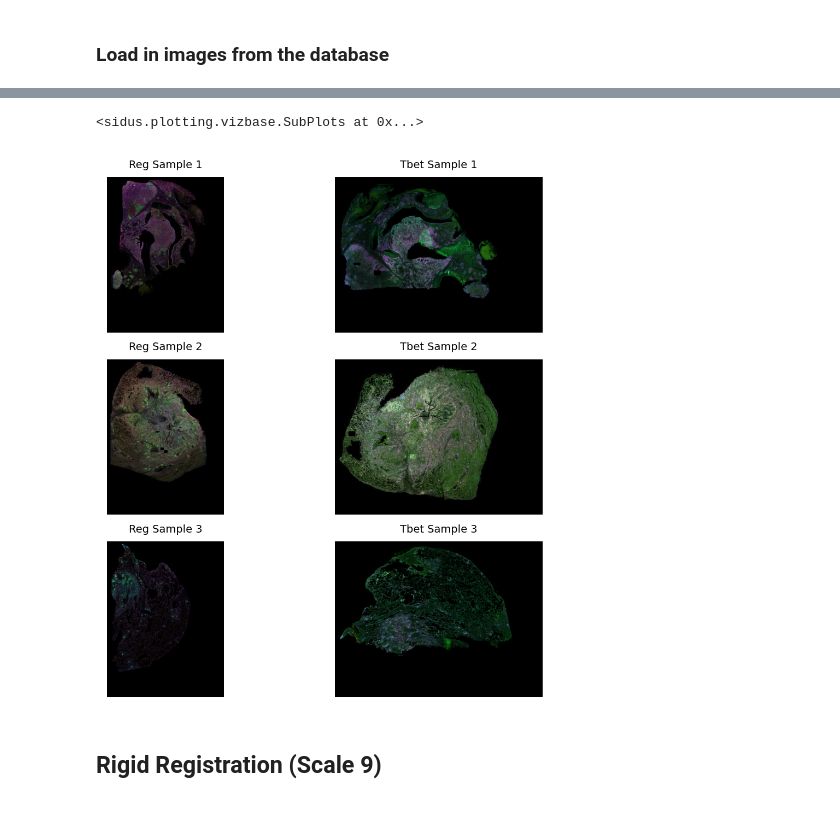
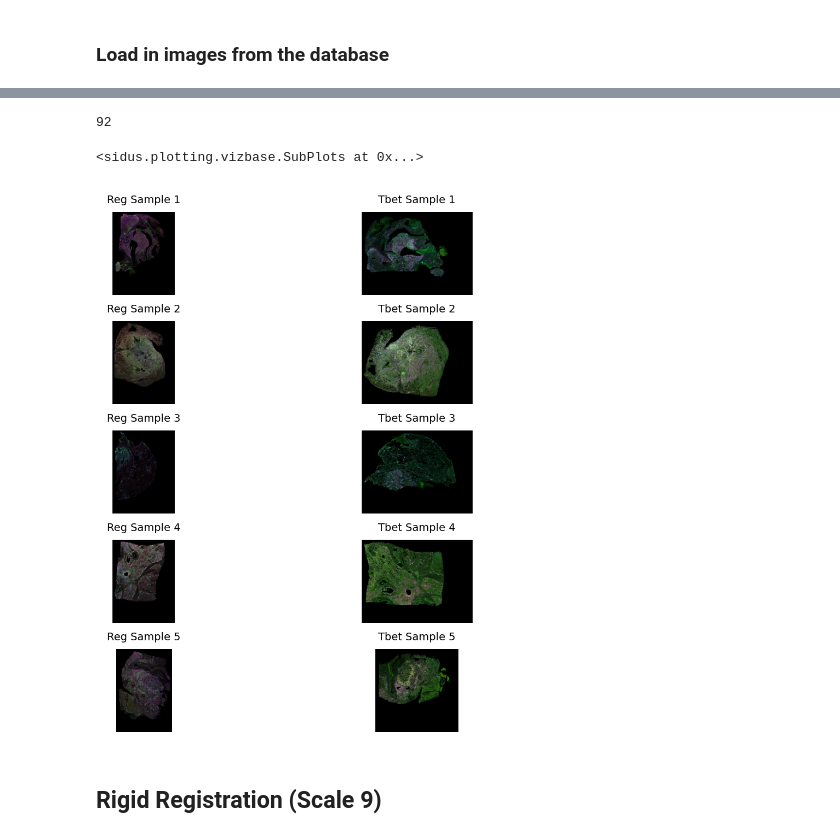
Before and after one commit to Olamiknight/WSIFIR, a Jupyter notebook: Regression_Tbet_Registration.ipynb, the cells around one changed output, grey strips where cells are left out. Cells and saved outputs as stored; diff of their text form; code cells hidden in the pictures.

```diff
--- a/Regression_Tbet_Registration.ipynb
+++ b/Regression_Tbet_Registration.ipynb
@@ -72,8 +72,9 @@ ids.head(46)
 # %% [markdown]
 ### Load in images from the database
 # %%
-# Choose 3 rows to visualize (for example, row 0)
-row_indexes = [0,1,2]
+#Initialize the row indexes for all the images
+
+row_indexes = list(range(len(ids)))
 
 # List to store all images
 all_images = []
@@ -95,12 +96,6 @@ for row_index in row_indexes:
     reg_sampleid = int(reg_sampleid)
     tbet_sampleid = int(tbet_sampleid)
 
-    # Print the variables to verify
-    print(f"reg_sampleid: {reg_sampleid}")
-    print(f"tbet_sampleid: {tbet_sampleid}")
-    print(f"reg_slideid: {reg_slideid}")
-    print(f"tbet_slideid: {tbet_slideid}\n")
-
     # Save the variables in the dictionary
     results[row_index] = {
         'reg_sampleid': reg_sampleid,
@@ -110,12 +105,15 @@ for row_index in row_indexes:
     }
 
     # Load the images
-    reg_image = io.load_astropath(sampleid=reg_sampleid, sample_path=f'//bki-fs1/data02/Clinical_Specimen_10/{reg_slideid}', cell_expressions_path=False, cell_geoms_path=False,cell_annotations_path=False, modaility='astropath')
-    tbet_image = io.load_astropath(sampleid=tbet_sampleid, sample_path=f'//bki-fs1/data02/Clinical_Specimen_12/{tbet_slideid}', cell_expressions_path=False, cell_geoms_path=False,cell_annotations_path=False, modaility='astropath')
+    reg_image = io.load_astropath(sampleid=reg_sampleid, sample_path=f'//bki-fs1/data02/Clinical_Specimen_10/{reg_slideid}', cells_table_path=False, cells_boundaries_path=False,cell_annotations_path=False, modaility='astropath')
+    tbet_image = io.load_astropath(sampleid=tbet_sampleid, sample_path=f'//bki-fs1/data02/Clinical_Specimen_12/{tbet_slideid}', cells_table_path=False, cells_boundaries_path=False,cell_annotations_path=False, modaility='astropath')
 
      # Add images to the list
     all_images.extend([reg_image, tbet_image])
 
 # Load the project with all images
 sp = io.load_project(samples=all_images, merge_tables=True, modality='astropath')
+
+#Display the spatial data
+sp
 # %% [output]
@@ -158,21 +137,30 @@ with coordinate systems:
+# %%
+len(sp.images)
+# %% [output]
+92
 # %%
-# Plot the images using sidus.pl
+# Plot the first 5 images
 
 pl.SubPlots(
     pl.ShowImage(sdata=sp, sampleid=results[0]['reg_sampleid'], title="Reg Sample 1"),  # reg_sampleid
     pl.ShowImage(sdata=sp, sampleid=results[0]['tbet_sampleid'], title="Tbet Sample 1"),  # tbet_sampleid
 
     pl.ShowImage(sdata=sp, sampleid=results[1]['reg_sampleid'], title="Reg Sample 2"),  # reg_sampleid
     pl.ShowImage(sdata=sp, sampleid=results[1]['tbet_sampleid'], title="Tbet Sample 2"),  # tbet_sampleid
 
     pl.ShowImage(sdata=sp, sampleid=results[2]['reg_sampleid'], title="Reg Sample 3"),  # reg_sampleid
     pl.ShowImage(sdata=sp, sampleid=results[2]['tbet_sampleid'], title="Tbet Sample 3"),  # tbet_sampleid
 
+    pl.ShowImage(sdata=sp, sampleid=results[3]['reg_sampleid'], title="Reg Sample 4"),  # reg_sampleid
+    pl.ShowImage(sdata=sp, sampleid=results[3]['tbet_sampleid'], title="Tbet Sample 4"),  # tbet_sampleid
+
+    pl.ShowImage(sdata=sp, sampleid=results[4]['reg_sampleid'], title="Reg Sample 5"),  # reg_sampleid
+    pl.ShowImage(sdata=sp, sampleid=results[4]['tbet_sampleid'], title="Tbet Sample 5"),  # tbet_sampleid
     figsize=(5, 5),
 )
 # %% [output]
 <sidus.plotting.vizbase.SubPlots at 0x...>
-[figure, old version]
+[figure, new version]
 # %% [markdown]
 ## Rigid Registration (Scale 9)
 # %% [markdown]
```
Also changed, not shown: parts of 8 cells of this notebook, 1 other file.
